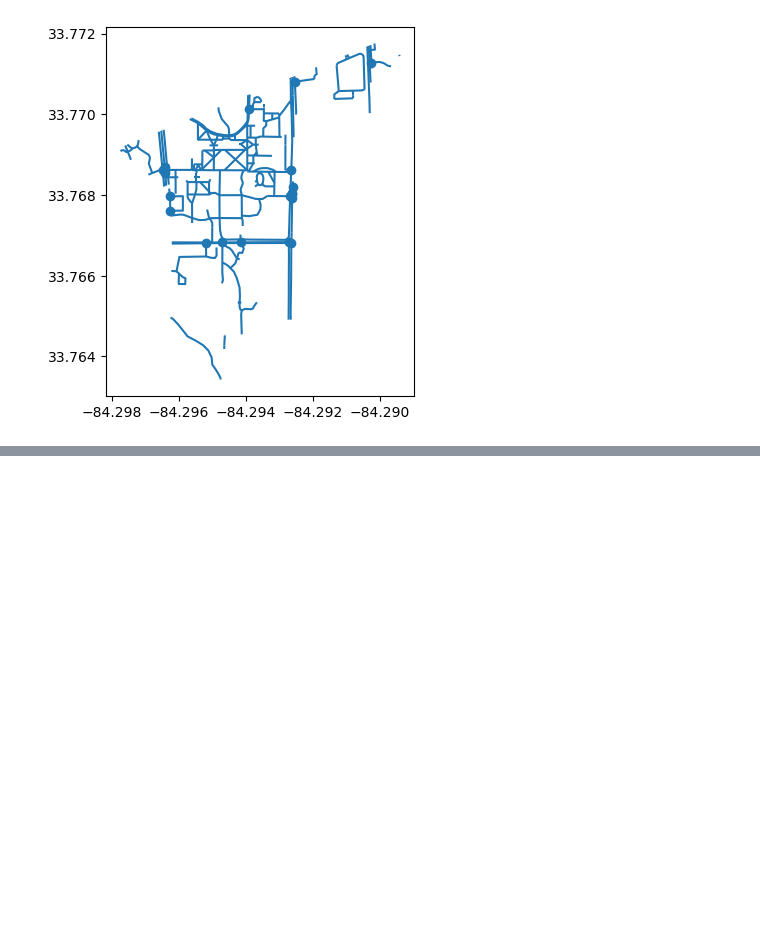
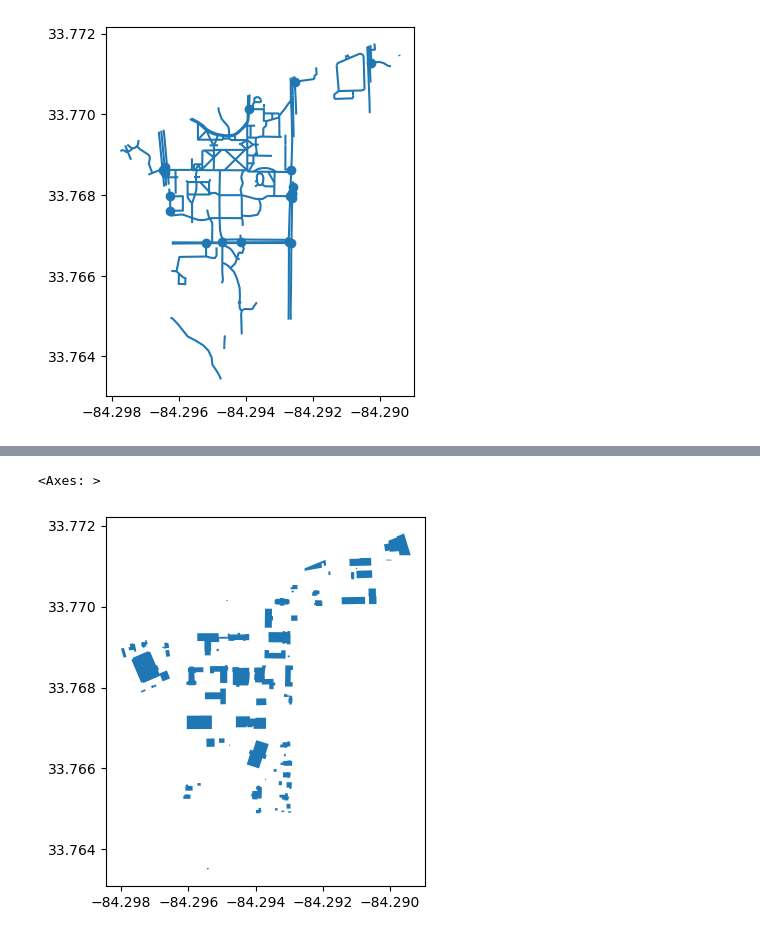
Before and after one commit to cu-esiil-edu/01-campus-map-echinodermatamata, a Jupyter notebook: ASC.ipynb, the cells around one changed output, grey strips where cells are left out. Saved outputs shown, nothing was run; the diff lists cells and outputs as text; code cells hidden in the pictures; blank space fills up the shorter version.

```diff
--- a/ASC.ipynb
+++ b/ASC.ipynb
@@ -124,3 +124,11 @@ roads_clipped.plot()
 # %% [output]
 <Axes: >
 [figure]
+# %%
+# Clip roads to campus boundary
+buildings_clipped = gpd.clip(
+    building,
+    polygon
+)
+
+buildings_clipped
@@ -126,0 +150,5 @@ roads_clipped.plot()
+# %%
+buildings_clipped.plot()
+# %% [output]
+<Axes: >
+[figure, added]
```
Also changed, not shown: parts of 9 cells of this notebook, 3 other files.
